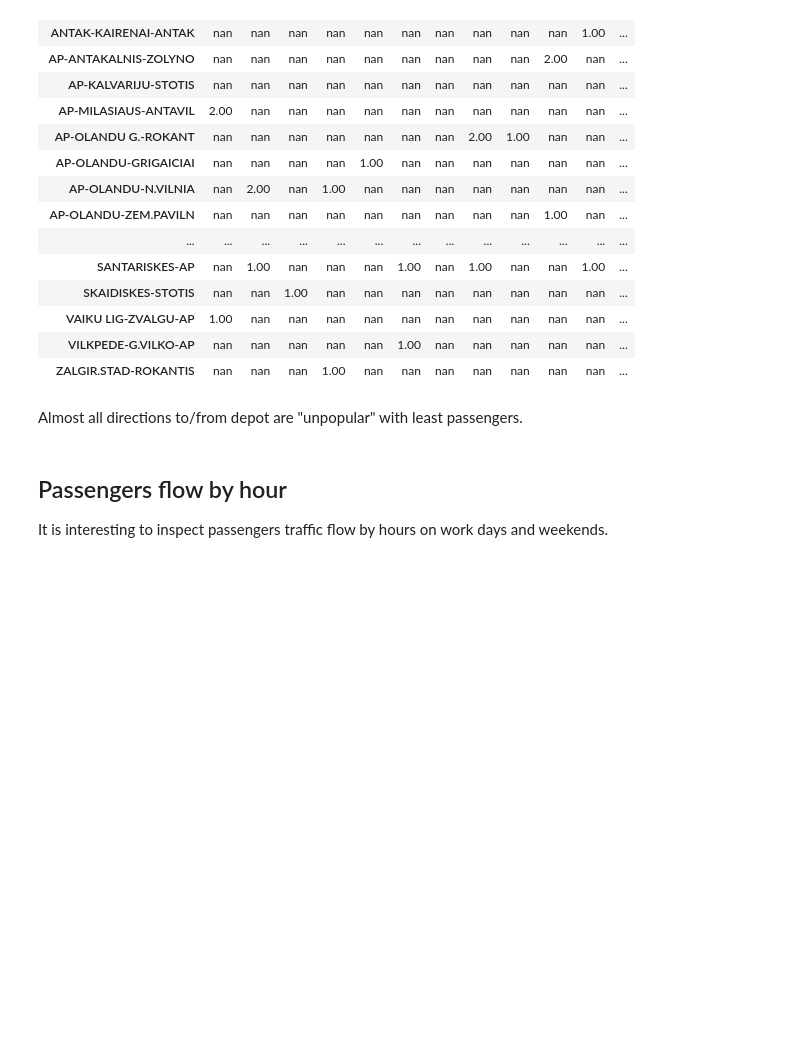
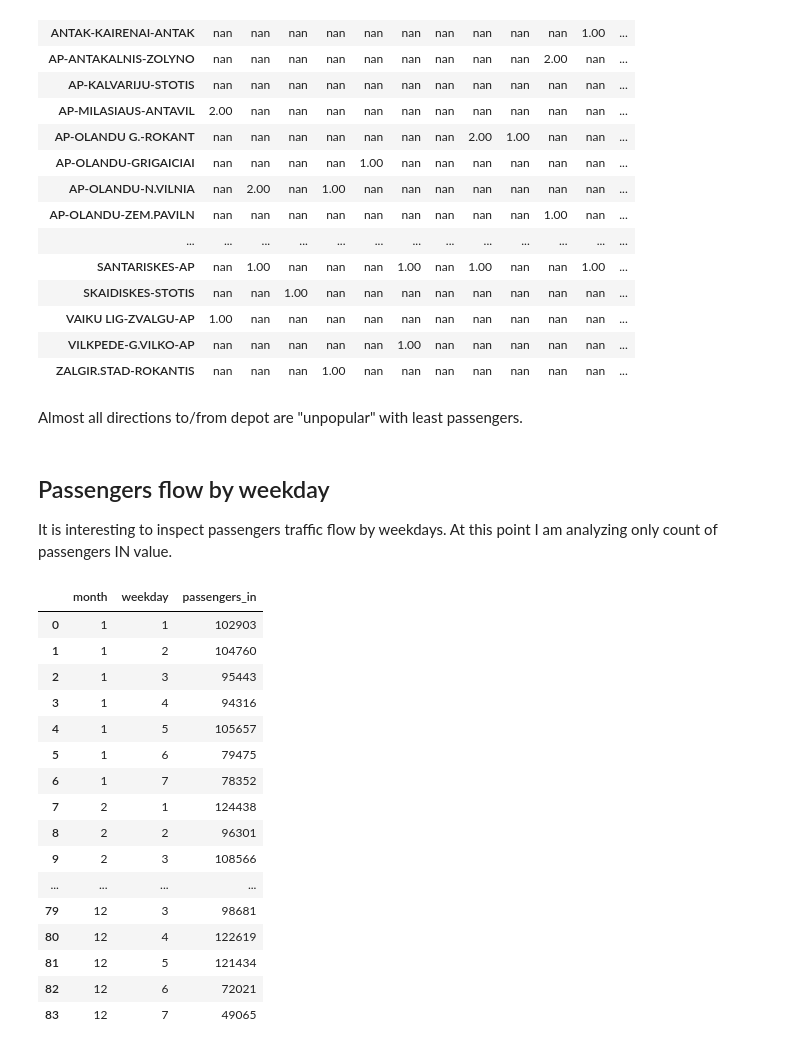
Before and after one commit to tomasrasymas/vilnius-public-transport-passengers-traffic-analysis, a Jupyter notebook: Vilnius public transport passengers traffic.ipynb, the cells around one changed output. Saved outputs shown, nothing was run; the diff lists cells and outputs as text; code cells hidden in the pictures; blank space fills up the shorter version.

```diff
--- a/Vilnius public transport passengers traffic.ipynb
+++ b/Vilnius public transport passengers traffic.ipynb
@@ -444,11 +447,30 @@ display(popular_out_routes_df)
 # %% [markdown]
 Almost all directions to/from depot are "unpopular" with least passengers.
 # %% [markdown]
-## Passengers flow by hour
+## Passengers flow by weekday
 
 
-It is interesting to inspect passengers traffic flow by hours on work days and weekends.
+It is interesting to inspect passengers traffic flow by weekdays. At this point I am analyzing only count of passengers IN value.
 # %%
-passengers_by_hours = df.groupby([df['datetime'].dt.month.rename('month'), pd.Grouper(key='datetime', freq='1h')])['passengers_in'].sum()
-passengers_by_hours
+passengers_by_weekday = df.groupby([
+    df['datetime'].dt.month.rename('month'), df['datetime'].dt.weekday.rename('weekday')])['passengers_in'].sum().reset_index()
+passengers_by_weekday['weekday'] = passengers_by_weekday['weekday'] + 1
+display(passengers_by_weekday)
 # %% [output]
+|  | month | weekday | passengers_in |
+| 0 | 1 | 1 | 102903 |
+| 1 | 1 | 2 | 104760 |
+| 2 | 1 | 3 | 95443 |
+| 3 | 1 | 4 | 94316 |
+| 4 | 1 | 5 | 105657 |
+| 5 | 1 | 6 | 79475 |
+| 6 | 1 | 7 | 78352 |
+| 7 | 2 | 1 | 124438 |
+| 8 | 2 | 2 | 96301 |
+| 9 | 2 | 3 | 108566 |
+| ... | ... | ... | ... |
+| 79 | 12 | 3 | 98681 |
+| 80 | 12 | 4 | 122619 |
+| 81 | 12 | 5 | 121434 |
+| 82 | 12 | 6 | 72021 |
+| 83 | 12 | 7 | 49065 |
```
Also changed, not shown: parts of 8 cells of this notebook.
